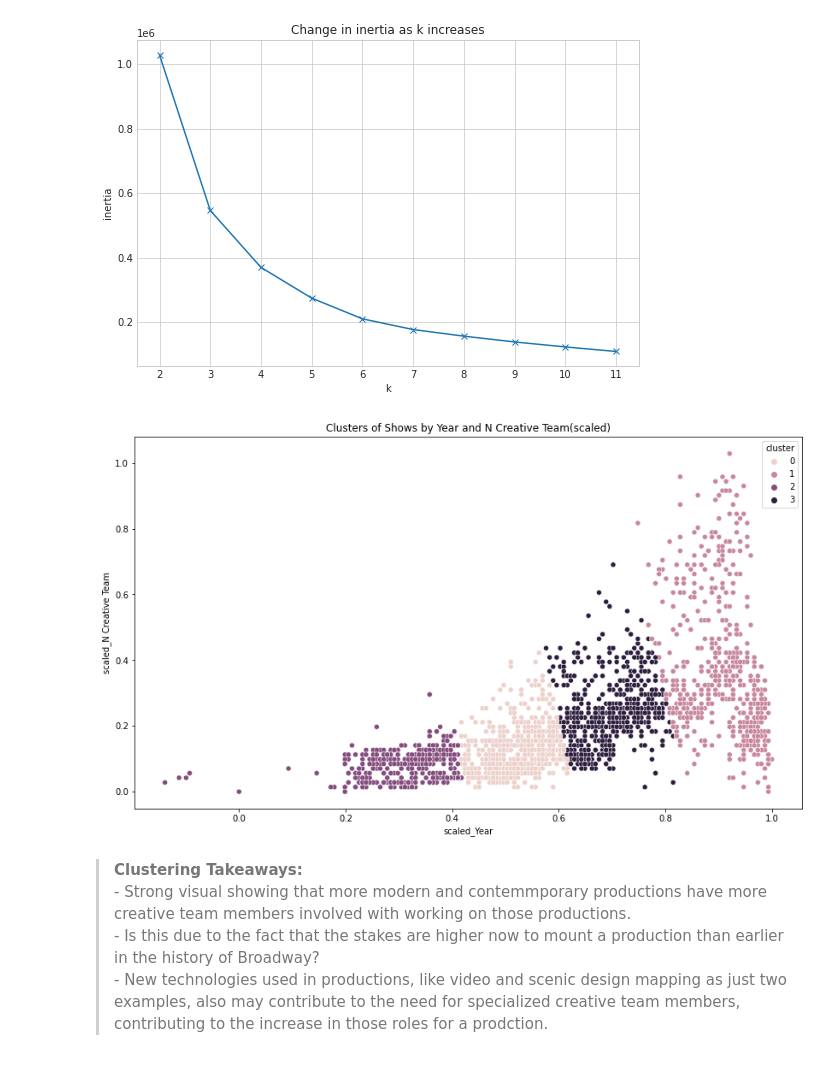
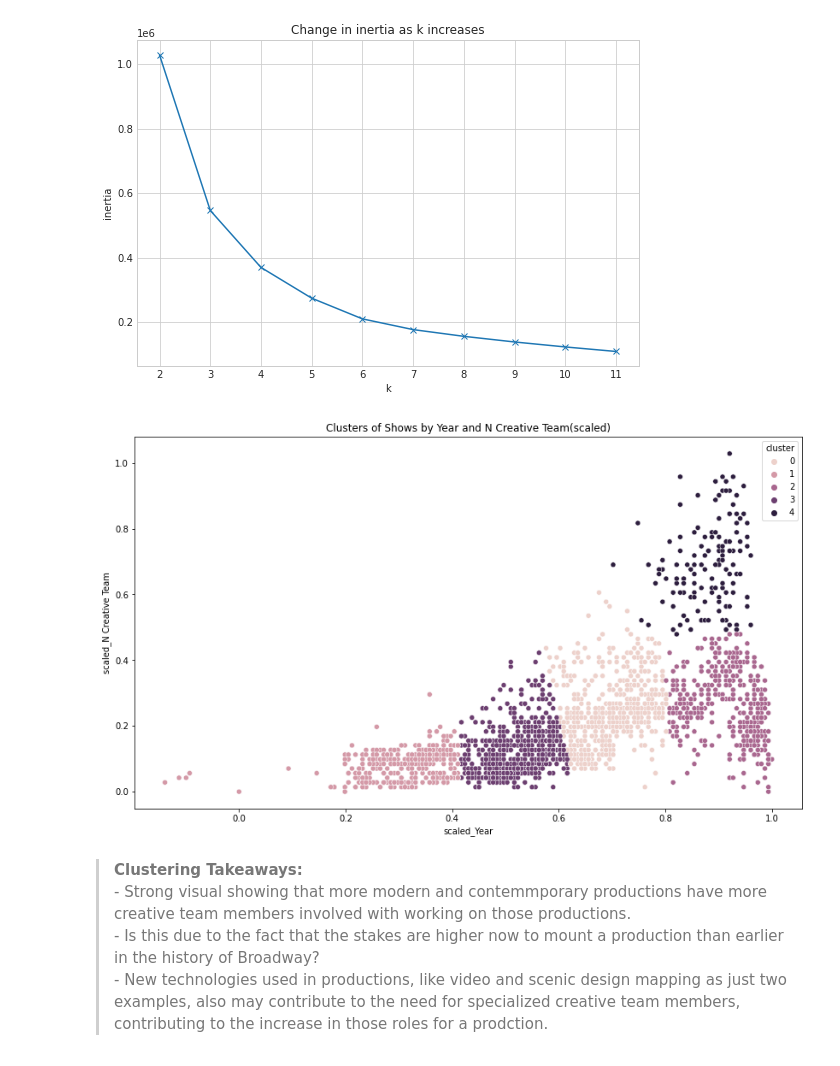
Before and after one commit to justin-m-sullivan/broadway_shows_fade_to_black, a Jupyter notebook: Final_Project_Report.ipynb, the cells around one changed output. Saved outputs shown, nothing was run; the diff lists cells and outputs as text; code cells hidden in the pictures.

```diff
--- a/Final_Project_Report.ipynb
+++ b/Final_Project_Report.ipynb
@@ -476,35 +476,32 @@ with plt.style.context('seaborn-whitegrid'):
 [figure]
 # %%
 #define the thing
-kmeans = KMeans(n_clusters=4)
+kmeans = KMeans(n_clusters=5)
 
 # fit the thing
 kmeans.fit(X)
 
 # Use (predict using) the thing
 kmeans.predict(X)
 
 # make a new column names cluster in X_train and X[0] dataframe
 X_train['cluster'] = kmeans.predict(X)
 
 # Cluster Centers aka centroids - THE OUTPUT IS SCALED
 kmeans.cluster_centers_
 
 # Make a dataframe of the Centroids for visualization
 centroids_scaled = pd.DataFrame(kmeans.cluster_centers_, columns = X.columns)
 
 #Plot the clusters and centroids
 plt.figure(figsize=(14,8))
 
 sns.scatterplot(x="scaled_Year", y="scaled_N Creative Team", data=X_train, hue='cluster')
 
-# plot cluster centers (centroids)
-#centroids_scaled.plot.scatter(x="scaled_Year", y="scaled_N Creative Team", ax=plt.gca(), color='k', alpha = 0.3, s = 200, marker = 'o', label = 'centroids_scaled')
-
 plt.title('Clusters of Shows by Year and N Creative Team(scaled)')
 plt.show()
 # %% [output]
-[figure, old version]
+[figure, new version]
 # %%
 X_train.drop(columns={'cluster'}, inplace=True)
 # %% [markdown]
```
Also changed, not shown: parts of 3 cells of this notebook.
